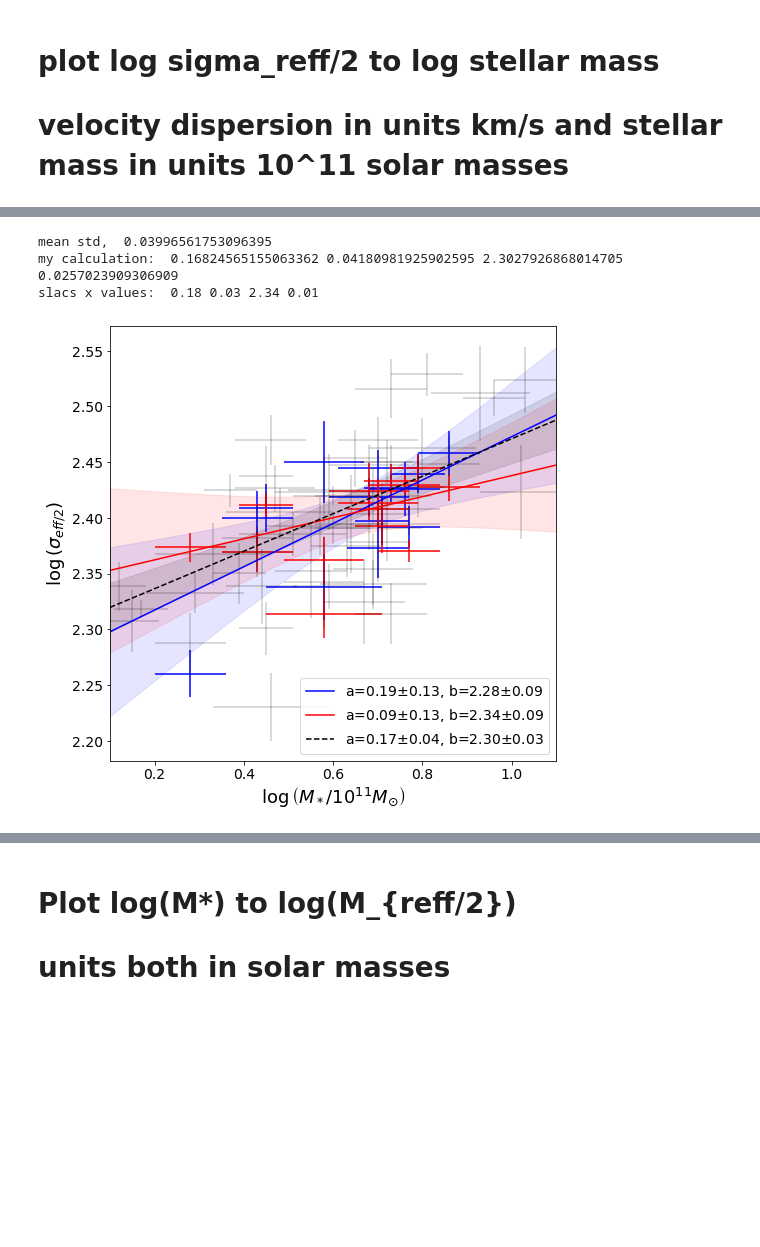
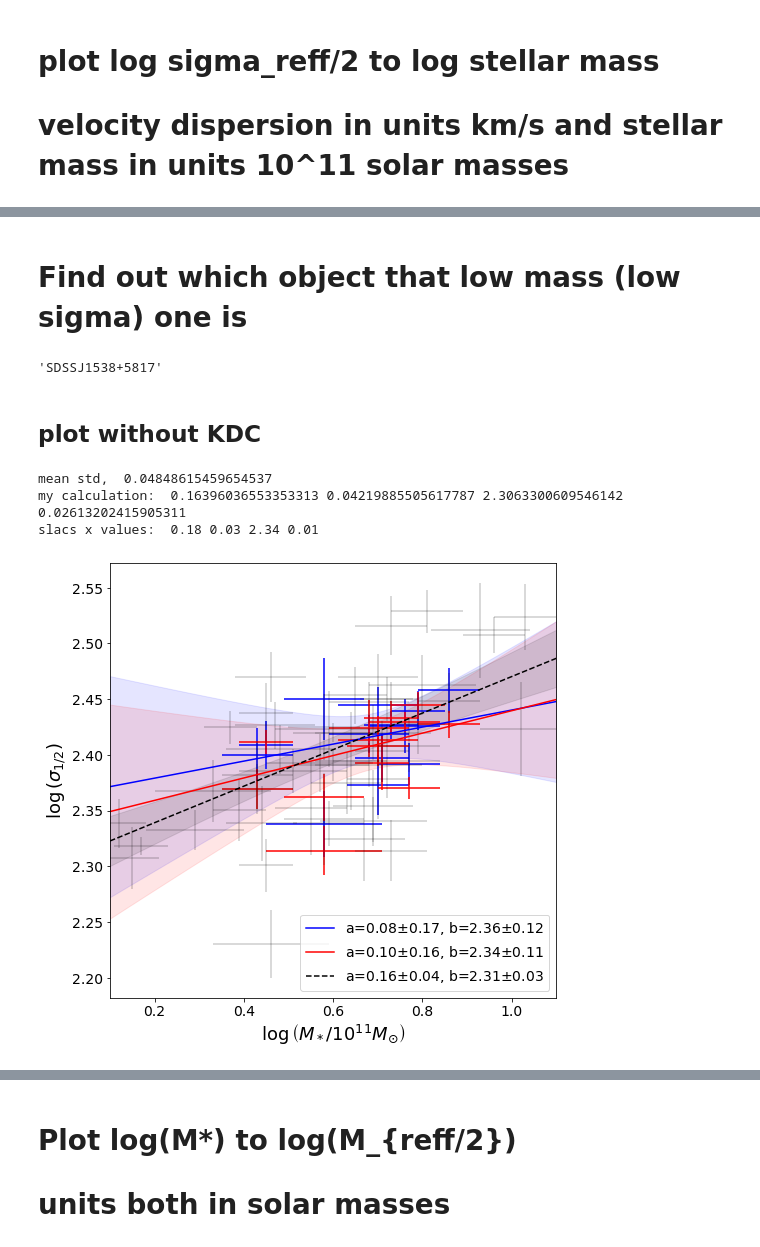
Before and after one commit to shawnknabel/slacs_kinematics_jam_modeling, a Jupyter notebook: jupyter_notebooks/kinematics_maps/rotators_apertures_mass_etc_022123.ipynb, the cells around one changed output, grey strips where cells are left out. Cells and saved outputs as stored; diff of their text form; code cells hidden in the pictures; blank space fills up the shorter version.

```diff
--- a/jupyter_notebooks/kinematics_maps/rotators_apertures_mass_etc_022123.ipynb
+++ b/jupyter_notebooks/kinematics_maps/rotators_apertures_mass_etc_022123.ipynb
@@ -594,6 +606,8 @@ for i, obj_name in enumerate(obj_names):
     #################
     # set up directories
     obj_abbr = obj_name[4:9] # e.g. J0029
+    print('############################')
+    print(f'Starting {obj_abbr}')
     # data directory
     data_dir = '/data/raw_data/KECK_KCWI_SLACS_kinematics_shawn/'
     # object directory
@@ -629,6 +643,8 @@ for i, obj_name in enumerate(obj_names):
     bin_luminosities = np.zeros(len(V))
     for j in range(len(V)):
         lum = np.sum(voronoi_binning_data[j])
+        if lum < 0:
+            print('negative luminosity! ', lum)
         bin_luminosities[j] = lum
 
 
@@ -689,6 +705,11 @@ for i, obj_name in enumerate(obj_names):
         x = int(vorbin_pixels[j,0])
         y = int(vorbin_pixels[j,1])
         pixel_luminosity = summed_datacube[y,x]
+        if pixel_luminosity < 0:
+            print('negative pixel luminosity! ', pixel_luminosity)
+            print('mean pixel luminosity, ', np.mean(pixel_luminosities))
+            print('making this pixel 0 luminosity...')
+            pixel_luminosity = 0
         pixel_luminosities[j] = pixel_luminosity
 
     # calculate luminosity weights for each bin contribution to the integrated velocities within the effective radius
@@ -1950,6 +2063,7 @@ variances = np.zeros((14, 2))
 
 aperture_ratios = 1.5/np.array(reffs)
 sigma_ratios = VD_ap_int_rms_pixel_method_sdssap/VD_aperture
+sdss_ratios = VD_slacs_asb[not_na]/VD_aperture
 dsigma_ratios = sigma_ratios * np.sqrt((dVD_ap_int_rms_pixel_method_sdssap/VD_ap_int_rms_pixel_method_sdssap)**2 + (dVD_aperture/VD_aperture)**2)
 
 
@@ -1973,6 +2087,7 @@ for i in range(14):
                         marker='o', c='k', label=r'$\sigma_{1.5}/\sigma_{eff}$')
     axs.errorbar(aperture_ratios[not_na][i], sigma_ratios[not_na][i], yerr=dsigma_ratios[not_na][i],
                 marker='o', c='k')#, s=60)
+    axs.plot(aperture_ratios[not_na][i], sdss_ratios[not_na][i], marker='s', c='k')
 
 # take the weighted mean of parameters for each fit # (weighted by inverse variance)
 # weighted
@@ -2567,29 +2970,44 @@ slacs_x.iloc[no_anal]
+# %% [markdown]
+# Find out which object that low mass (low sigma) one is
+# %%
+obj_names[np.nanargmin(log_VD_half_reff_sdss)]
+# %% [output]
+'SDSSJ1538+5817'
+# %% [markdown]
+## plot without KDC
+# %%
+no_anal_no_kdc = no_anal & (slacs_x_names != 'SDSSJ1538+5817')
+# %%
+no_kdc = log_VD_half_reff_sdss > np.nanmin(log_VD_half_reff_sdss)
 # %%
 # log stellar masses from SLACS IX
 
 fig, axs = plt.subplots(figsize=(8,8))
 
-axs.errorbar(log_stellar_masses[not_na]-11, log_VD_half_reff_sdss[not_na],
-            xerr=dlog_stellar_masses[not_na], yerr=dlog_VD_half_reff_sdss[not_na],
+index = no_kdc
+
+axs.errorbar(log_stellar_masses[index]-11, log_VD_half_reff_sdss[index],
+            xerr=dlog_stellar_masses[index], yerr=dlog_VD_half_reff_sdss[index],
              color='b',
             linestyle='')
-axs.errorbar(log_stellar_masses[not_na]-11, log_VD_half_reff_kcwi[not_na],
-            xerr=dlog_stellar_masses[not_na], yerr=dlog_VD_half_reff_kcwi[not_na],
+axs.errorbar(log_stellar_masses[index]-11, log_VD_half_reff_kcwi[index],
+            xerr=dlog_stellar_masses[index], yerr=dlog_VD_half_reff_kcwi[index],
              color='r',
             linestyle='')
-axs.errorbar(slacs_x.loc[no_anal,'log_stellar_mass_salp']-11, slacs_x.loc[no_anal,'log_VD_half_reff'],
-            xerr=slacs_x.loc[no_anal,'dlog_stellar_mass_salp'], yerr=slacs_x.loc[no_anal,'dlog_VD_half_reff'],
+axs.errorbar(slacs_x.loc[no_anal_no_kdc,'log_stellar_mass_salp']-11, slacs_x.loc[no_anal_no_kdc,'log_VD_half_reff'],
+            xerr=slacs_x.loc[no_anal_no_kdc,'dlog_stellar_mass_salp'], yerr=slacs_x.loc[no_anal_no_kdc,'dlog_VD_half_reff'],
              color='k',
             #marker='.',
             linestyle='',
             alpha=0.2
             )
 
+
 # fit a line to sdss data
 # fit a line
-p, cov = np.polyfit(log_stellar_masses[not_na]-11, log_VD_half_reff_sdss[not_na],
+p, cov = np.polyfit(log_stellar_masses[index]-11, log_VD_half_reff_sdss[index],
                     deg=1,
-                    w=1/np.sqrt(dlog_VD_half_reff_sdss[not_na]**2+dlog_stellar_masses[not_na]**2),
+                    w=1/np.sqrt(dlog_VD_half_reff_sdss[index]**2+dlog_stellar_masses[index]**2),
                     cov='unscaled')
 m = p[0]
 b = p[1]
@@ -2614,9 +3032,9 @@ plt.fill_between(x, nom - std, nom + std,
                 )
 
 # fit a line to kcwi data
-p, cov = np.polyfit(log_stellar_masses[not_na]-11, log_VD_half_reff_kcwi[not_na],
+p, cov = np.polyfit(log_stellar_masses[index]-11, log_VD_half_reff_kcwi[index],
                     deg=1,
-                    w=1/np.sqrt(dlog_VD_half_reff_kcwi[not_na]**2+dlog_stellar_masses[not_na]**2),
+                    w=1/np.sqrt(dlog_VD_half_reff_kcwi[index]**2+dlog_stellar_masses[index]**2),
                     cov='unscaled')
 m = p[0]
 b = p[1]
@@ -2644,9 +3062,9 @@ plt.fill_between(x, nom - std, nom + std,
 # slacs x lines
 # a = 0.18±0.03, b = 2.34±0.01
 # do a fit and see if it's the same
-p, cov = np.polyfit(slacs_x.loc[no_anal,'log_stellar_mass_salp']-11, slacs_x.loc[no_anal,'log_VD_half_reff'],
+p, cov = np.polyfit(slacs_x.loc[no_anal_no_kdc,'log_stellar_mass_salp']-11, slacs_x.loc[no_anal_no_kdc,'log_VD_half_reff'],
                     deg=1,
-                    w=1/np.sqrt(slacs_x.loc[no_anal,'dlog_stellar_mass_salp']**2+slacs_x.loc[no_anal,'dlog_VD_half_reff']**2),
+                    w=1/np.sqrt(slacs_x.loc[no_anal_no_kdc,'dlog_stellar_mass_salp']**2+slacs_x.loc[no_anal_no_kdc,'dlog_VD_half_reff']**2),
                     cov='unscaled')
 m = p[0]
 b = p[1]
@@ -2659,35 +3077,35 @@ merr_x = 0.03
 b_x = 2.34
 berr_x = 0.01
 print('slacs x values: ', m_x, merr_x, b_x, berr_x)
 x = np.linspace(0.1, 1.1,100)
 #p = np.array([m,b])
 #cov = np.array([[merr, 0],
 #              [0, berr]]) # no info on the covriance
 # calculate parameter confidence interval
 ac,bc = unc.correlated_values(p, cov) # This accounts for the covariance terms so that it gives the proper std at each x for the confidence band
 # calculate regression confidence interval
 y = ac*x+bc
 nom = unp.nominal_values(y) # the value of the fit
 std = unp.std_devs(y)#/np.sqrt(len(log_stellar_masses[not_na])) # std at each x, makes the curve
 # plot the regression
 label = f'a={"{:.2f}".format(m)}$\pm${"{:.2f}".format(merr)}, b={"{:.2f}".format(b)}$\pm${"{:.2f}".format(berr)}'
 plt.plot(x, nom, c='k', linestyle='--', label=label)
 # uncertainty lines (95% confidence)
 plt.fill_between(x, nom - std, nom + std,
                  color='k',
                  alpha=0.1#,\
          #label='95% Confidence Region'
                 )
 
 axs.set_xlim(0.1, 1.1)
 label_fontsize=18
 axs.set_xlabel(r'$\log\left(M_*/10^{11}M_{\odot}\right)$', fontsize=label_fontsize)
-axs.set_ylabel(r'$\log\left(\sigma_{eff/2}\right)$', fontsize=label_fontsize)
+axs.set_ylabel(r'$\log\left(\sigma_{1/2}\right)$', fontsize=label_fontsize)
 axs.legend()
 
-plt.savefig(f'{figure_dir}slacs_x_analysis/VD_half_reff_vs_log_stellar_mass.pdf', bbox_inches='tight')
+plt.savefig(f'{figure_dir}slacs_x_analysis/VD_half_reff_vs_log_stellar_mass_no_kdc.pdf', bbox_inches='tight')
 # %% [output]
-mean std,  0.03996561753096395
-my calculation:  0.16824565155063362 0.04180981925902595 2.3027926868014705 0.0257023909306909
+mean std,  0.04848615459654537
+my calculation:  0.16396036553353313 0.04219885505617787 2.3063300609546142 0.02613202415905311
 slacs x values:  0.18 0.03 2.34 0.01
-[figure, old version]
+[figure, new version]
```
Also changed, not shown: parts of 57 cells of this notebook, 25 other files.
